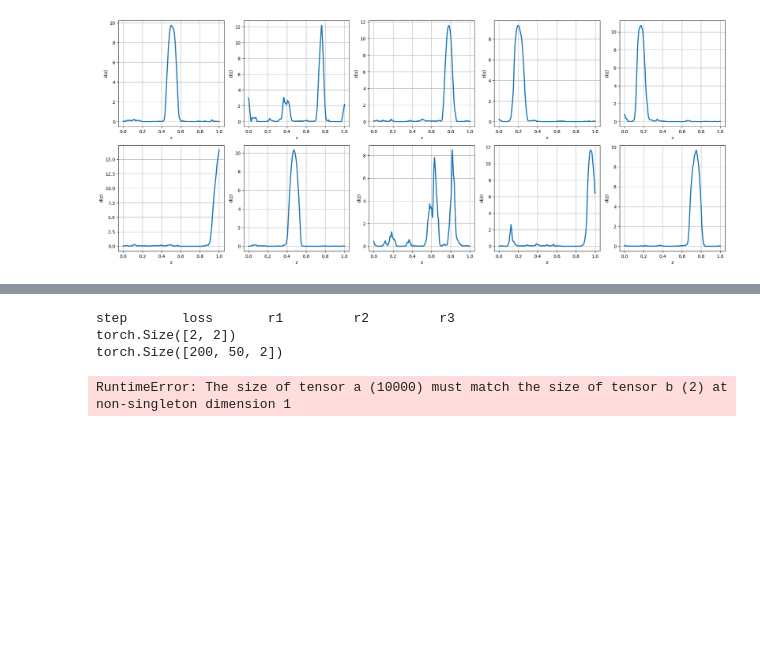
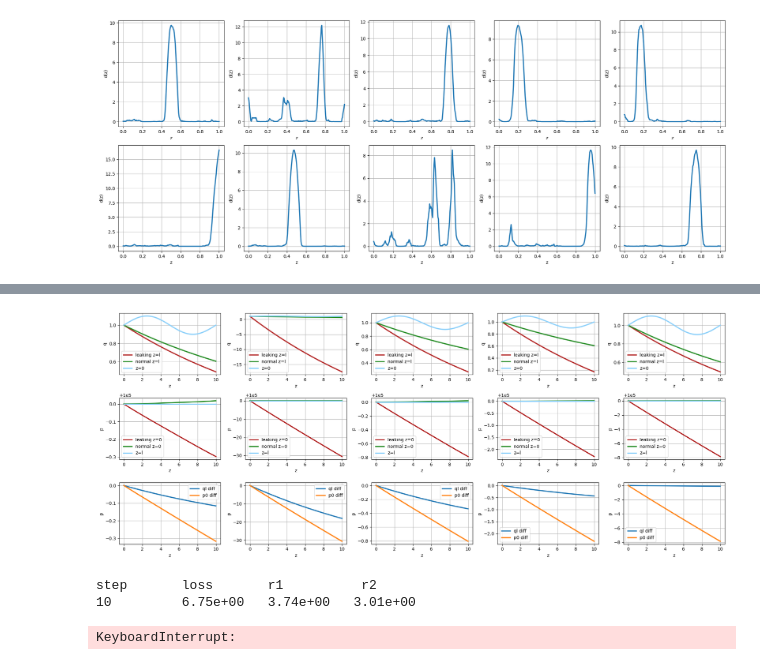
Before and after one commit to johanslettengren/synthetic-anomaly-generation, a Jupyter notebook: simulation.ipynb, the cells around one changed output, grey strips where cells are left out. Drawn from its saved outputs; the diff is of its cells as text; code cells hidden in the pictures; blank space fills up the shorter version.

```diff
--- a/simulation.ipynb
+++ b/simulation.ipynb
@@ -104,51 +101,52 @@ torch.Size([2, 50, 2])
 # %%
-# torch.manual_seed(42)
+torch.manual_seed(42)
 
-# grid = np.linspace(0, 1, 200)
+grid = np.linspace(0, 1, 200)
 
-# fig, axes = plt.subplots(3, 5, figsize=(20, 8))
+fig, axes = plt.subplots(3, 5, figsize=(20, 8))
 
-# eps = torch.randn(10, 4)
+eps = torch.randn(10, 4)
 
-# d = vae.decoder(eps).detach().numpy()
+d = vae.decoder(eps).detach().numpy()
 
-# for i in range(5):
-#     axes[0][i].plot(t, qld[:,i], label=f"leaking z=l", linewidth=2.5, color='firebrick')
-#     axes[0][i].plot(t, ql0[:,i], label=f"normal z=l", linewidth=2.5, color='forestgreen')
-#     axes[0][i].plot(t, q00, label=f"z=0", linewidth=2.5, color='lightskyblue')
-#     axes[0][i].set_xlabel("z")
-#     axes[0][i].set_ylabel("q")
-#     axes[0][i].grid(True)
-#     axes[0][i].legend()
+for i in range(5):
+    axes[0][i].plot(t, qld[:,i], label=f"leaking z=l", linewidth=2.5, color='firebrick')
+    axes[0][i].plot(t, ql0[:,i], label=f"normal z=l", linewidth=2.5, color='forestgreen')
+    axes[0][i].plot(t, q00, label=f"z=0", linewidth=2.5, color='lightskyblue')
+    axes[0][i].set_xlabel("z")
+    axes[0][i].set_ylabel("q")
+    axes[0][i].grid(True)
+    axes[0][i].legend()
 
-#     axes[1][i].plot(t, p0d[:,i], label=f"leaking z=0", linewidth=2.5, color='firebrick')
-#     axes[1][i].plot(t, p00[:,i], label=f"normal z=0", linewidth=2.5, color='forestgreen')
-#     axes[1][i].plot(t, pl0, label=f"z=l", linewidth=2.5, color='lightskyblue')
-#     axes[1][i].set_xlabel("z")
-#     axes[1][i].set_ylabel("p")
-#     axes[1][i].grid(True)
-#     axes[1][i].legend()
+    axes[1][i].plot(t, p0d[:,i], label=f"leaking z=0", linewidth=2.5, color='firebrick')
+    axes[1][i].plot(t, p00[:,i], label=f"normal z=0", linewidth=2.5, color='forestgreen')
+    axes[1][i].plot(t, pl0, label=f"z=l", linewidth=2.5, color='lightskyblue')
+    axes[1][i].set_xlabel("z")
+    axes[1][i].set_ylabel("p")
+    axes[1][i].grid(True)
+    axes[1][i].legend()
 
-#     axes[2][i].plot(t, qld[:,i]-ql0[:,i], label=f"ql diff", linewidth=2.5)
-#     axes[2][i].plot(t, p0d[:,i]-p00[:,i], label=f"p0 diff", linewidth=2.5)
-#     axes[2][i].set_xlabel("z")
-#     axes[2][i].set_ylabel("p")
-#     axes[2][i].grid(True)
-#     axes[2][i].legend()
+    axes[2][i].plot(t, qld[:,i]-ql0[:,i], label=f"ql diff", linewidth=2.5)
+    axes[2][i].plot(t, p0d[:,i]-p00[:,i], label=f"p0 diff", linewidth=2.5)
+    axes[2][i].set_xlabel("z")
+    axes[2][i].set_ylabel("p")
+    axes[2][i].grid(True)
+    axes[2][i].legend()
 
-# plt.tight_layout()
-# plt.show()
+plt.tight_layout()
+plt.show()
+# %% [output]
+[figure, added]
 # %%
-net = DeepONet([96, 96, 96], [96, 96, 96], K=2, activation='tanh')
+net = DeepONet([42, 42, 42], [42, 42, 42], K=5, activation='tanh')
 
-trunk = trunk2([96, 96, 96], K=3, N=10, activation='tanh')
-model = Model2(trunk, y)
-model.train(iterations=3000, val_interval=10)
+#trunk = trunk2([96, 96, 96], K=3, N=50, activation='tanh')
+model = Model(net, vae.decoder)
+model.train(iterations=10000, val_interval=10)
 # %% [output]
-step       loss       r1         r2         r3
-torch.Size([2, 2])
-torch.Size([200, 50, 2])
+step       loss       r1          r2
+10         6.75e+00   3.74e+00   3.01e+00
-RuntimeError: The size of tensor a (10000) must match the size of tensor b (2) at non-singleton dimension 1
+KeyboardInterrupt:
 # %%
 model.plot_losshistory()
 # %% [output]
```
Also changed, not shown: parts of 10 cells of this notebook, 14 other files.
